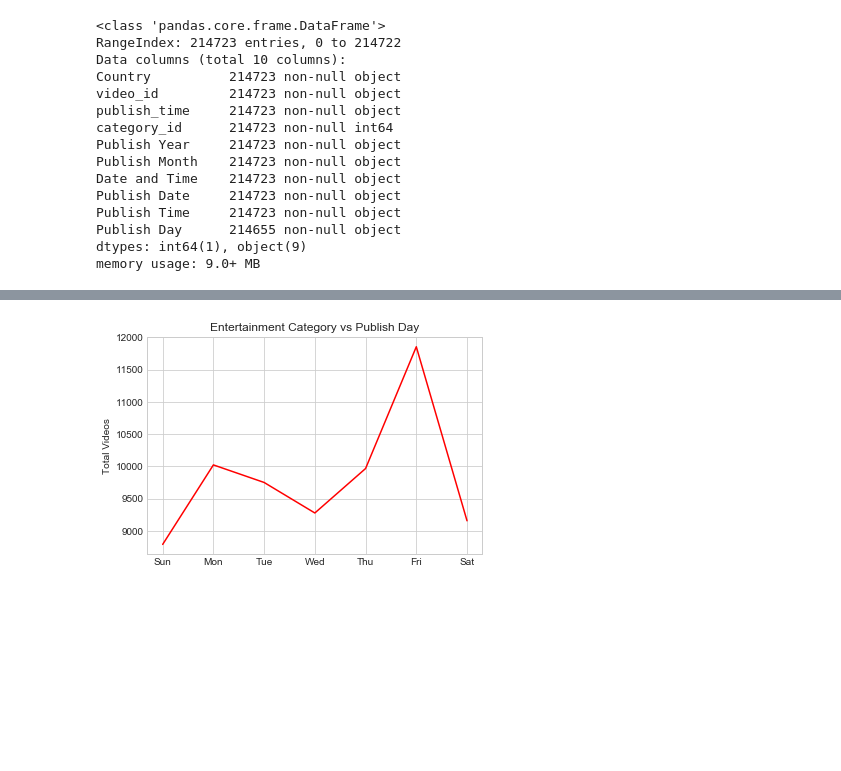
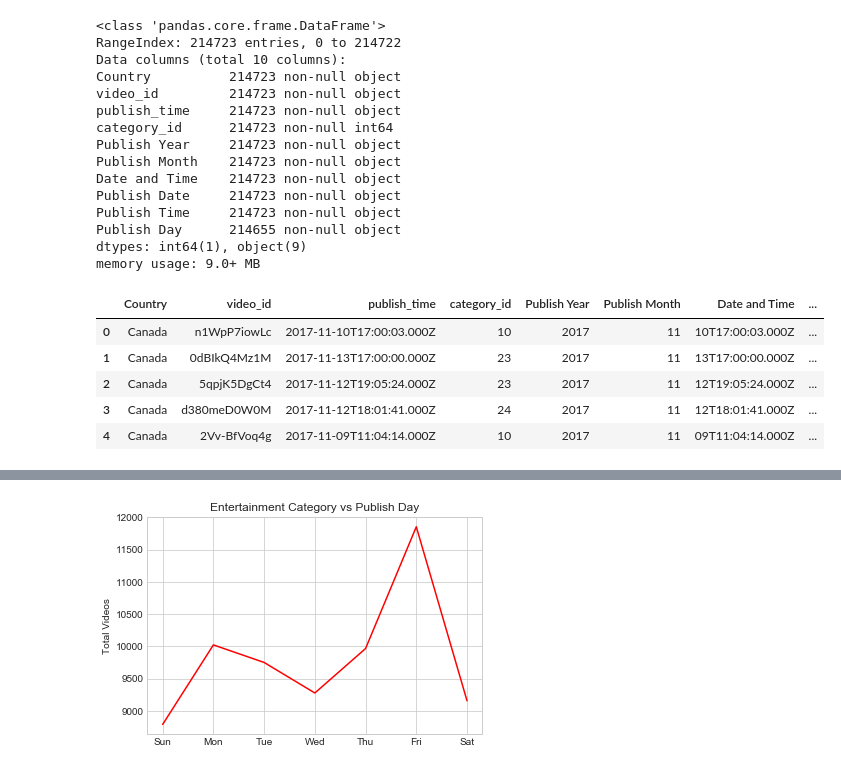
Before and after one commit to wabuge10/Project_One, a Jupyter notebook: Rose's_Work/Youtube_Data_Time_Analysis.ipynb, the cells around one changed output, grey strips where cells are left out. Drawn from its saved outputs; the diff is of its cells as text; code cells hidden in the pictures; blank space fills up the shorter version.

```diff
--- a/Rose's_Work/Youtube_Data_Time_Analysis.ipynb
+++ b/Rose's_Work/Youtube_Data_Time_Analysis.ipynb
@@ -93,3 +94,13 @@ Publish Time     214723 non-null object
 Publish Day      214655 non-null object
 dtypes: int64(1), object(9)
 memory usage: 9.0+ MB
+# %%
+# View what the columns of my combined dataframe looks like
+result.head()
+# %% [output]
+|  | Country | video_id | publish_time | category_id | Publish Year | Publish Month | Date and Time | ... |
+| 0 | Canada | n1WpP7iowLc | 2017-11-10T17:00:03.000Z | 10 | 2017 | 11 | 10T17:00:03.000Z | ... |
+| 1 | Canada | 0dBIkQ4Mz1M | 2017-11-13T17:00:00.000Z | 23 | 2017 | 11 | 13T17:00:00.000Z | ... |
+| 2 | Canada | 5qpjK5DgCt4 | 2017-11-12T19:05:24.000Z | 23 | 2017 | 11 | 12T19:05:24.000Z | ... |
+| 3 | Canada | d380meD0W0M | 2017-11-12T18:01:41.000Z | 24 | 2017 | 11 | 12T18:01:41.000Z | ... |
+| 4 | Canada | 2Vv-BfVoq4g | 2017-11-09T11:04:14.000Z | 10 | 2017 | 11 | 09T11:04:14.000Z | ... |
```
Also changed, not shown: parts of 20 cells of this notebook.
